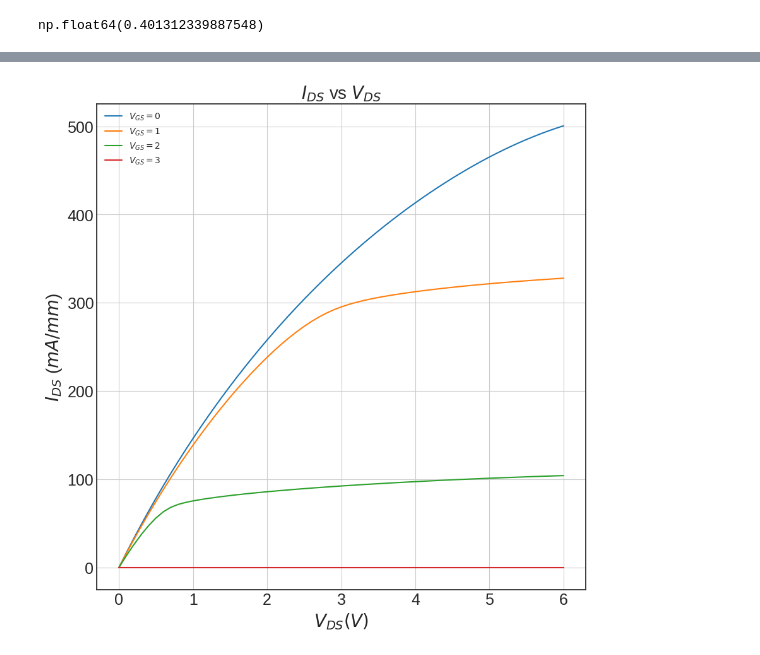
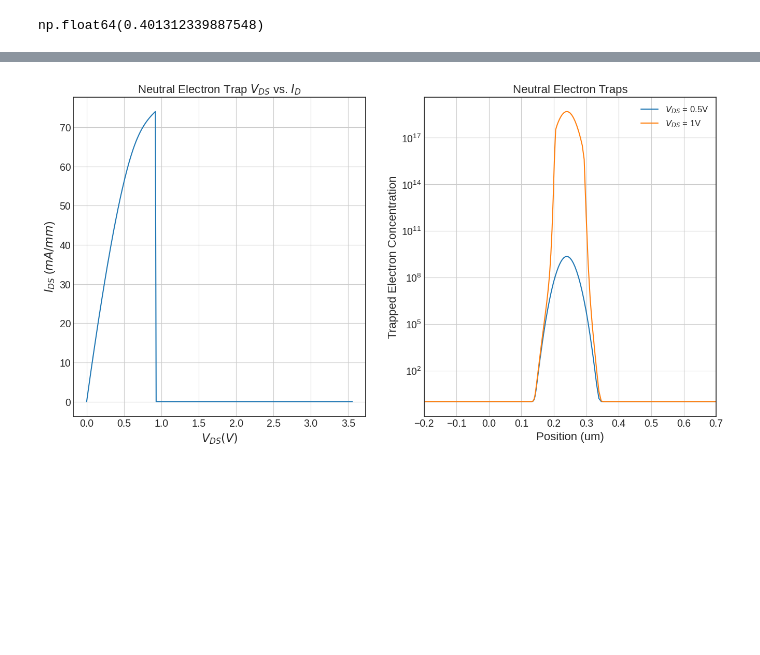
Before and after one commit to IanStafford/banjo-wombat, a Jupyter notebook: allNit/figures.ipynb, the cells around one changed output, grey strips where cells are left out. Cells and saved outputs as stored; diff of their text form; code cells hidden in the pictures; blank space fills up the shorter version.

```diff
--- a/allNit/figures.ipynb
+++ b/allNit/figures.ipynb
@@ -344,22 +326,28 @@ plt.show()
-# %%
-Vd_1, Ids_1 = flooxsRead("/home/staffian/banjo-wombat/allNit/figures/fpIV1.csv")
-Vd_2, Ids_2 = flooxsRead("/home/staffian/banjo-wombat/allNit/figures/fpIV2.csv")
-Vd_3, Ids_3 = flooxsRead("/home/staffian/banjo-wombat/allNit/figures/fpIV3.csv")
-Vd_0, Ids_0 = flooxsRead("/home/staffian/banjo-wombat/allNit/figures/fpIV0.csv")
-
-plt.figure(figsize=[10,10]);
-plt.plot(Vd_0, Ids_0, label="$V_{GS}=0$");
-plt.plot(Vd_1, Ids_1, label="$V_{GS}=1$");
-plt.plot(Vd_2, Ids_2, label="$V_{GS}=2$");
-plt.plot(Vd_3, Ids_3, label="$V_{GS}=3$");
-plt.title("$I_{DS}$ vs $V_{DS}$", fontsize=20);
-plt.xlabel("$V_{DS} (V)$", fontsize=20);
-plt.ylabel("$I_{DS}$ (${mA}/{mm}$)", fontsize=20);
-plt.xticks(fontsize = 18)
-plt.yticks(fontsize = 18)
-plt.grid(True);
-plt.legend();
-#plt.savefig("Vt.png", dpi=300, bbox_inches='tight')
-plt.show()
-# %% [output]
-[figure, removed]
+# %%
+trapOcc0 = pd.read_csv("/home/staffian/banjo-wombat/allNit/figures/trapOcc_0.csv")
+trapOcc4 = pd.read_csv("/home/staffian/banjo-wombat/allNit/figures/trapOcc_4.csv")
+trapVd, trapId = flooxsRead ("/home/staffian/banjo-wombat/allNit/figures/acceptor_GaN_AlGaN_6.csv")
+plt.figure(figsize=[16,8]);
+plt.subplot(1,2,1)
+plt.plot(trapVd, trapId, label="$I_{DS}$ vs $V_{DS}$");
+plt.title("Neutral Electron Trap $V_{DS}$ vs. $I_D$", fontsize=20);
+plt.xlabel("$V_{DS} (V)$", fontsize=16);
+plt.ylabel("$I_{DS}$ (${mA}/{mm}$)", fontsize=16);
+plt.xticks(fontsize = 14)
+plt.yticks(fontsize = 14)
+plt.grid(True);
+plt.subplot(1,2,2)
+plt.semilogy(trapOcc0['Distance'], np.power(10,trapOcc0['Value']), label="$V_{DS}$ = 0.5V");
+plt.semilogy(trapOcc4['Distance'], np.power(10,trapOcc4['Value']), label="$V_{DS}$ = 1V");
+plt.title("Neutral Electron Traps", fontsize=20);
+plt.xlabel("Position (um)", fontsize=16);
+plt.ylabel("Trapped Electron Concentration", fontsize=16);
+plt.xticks(fontsize = 14)
+plt.yticks(fontsize = 14)
+plt.xlim(-0.2,0.7)
+plt.grid(True);
+plt.legend(fontsize=12);
+#plt.tight_layout()
+plt.show()
+# %% [output]
+[figure, added]
```
Also changed, not shown: parts of 3 cells of this notebook, 12 other files.
